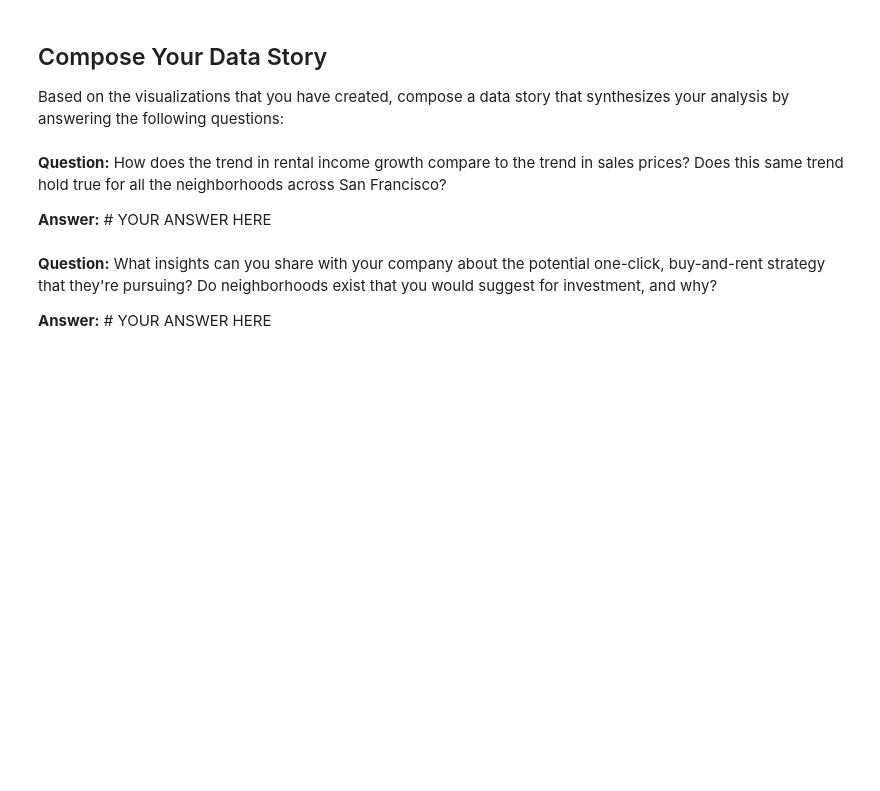
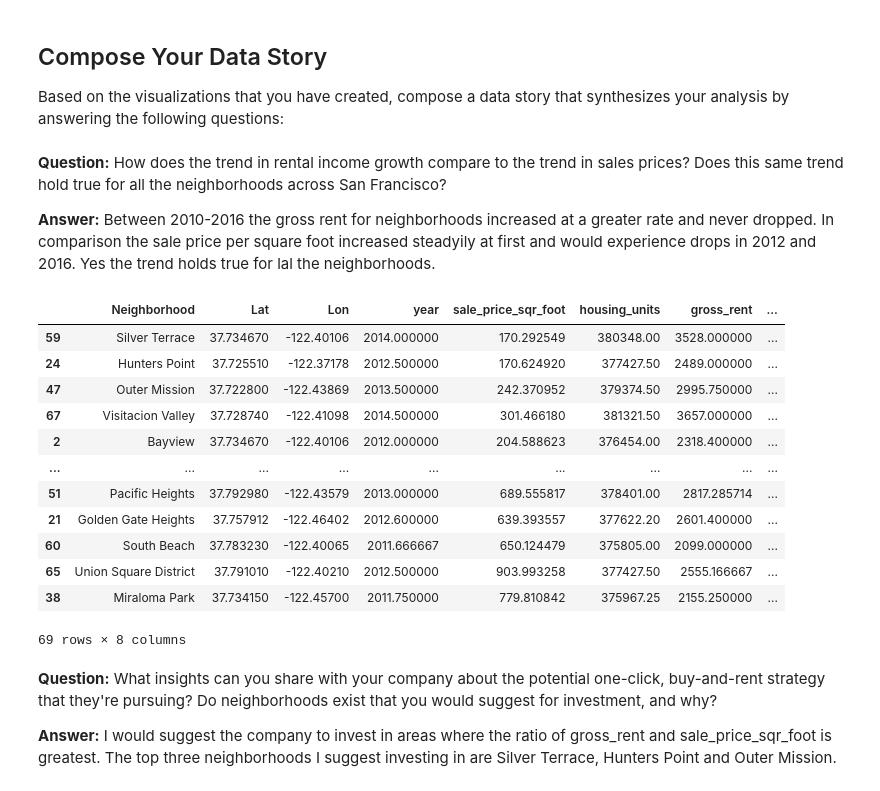
Before and after one commit to dcmar18/SanFranciscoHousing, a Jupyter notebook: san_francisco_housing.ipynb, the cells around one changed output. Drawn from its saved outputs; the diff is of its cells as text; code cells hidden in the pictures; blank space fills up the shorter version.

Commit message:
Answered last questions for Data Story

```diff
--- a/san_francisco_housing.ipynb
+++ b/san_francisco_housing.ipynb
@@ -553,8 +553,25 @@ Based on the visualizations that you have created, compose a data story that syn
 # %% [markdown]
 **Question:**  How does the trend in rental income growth compare to the trend in sales prices? Does this same trend hold true for all the neighborhoods across San Francisco?
 
-**Answer:** # YOUR ANSWER HERE
+**Answer:** Between 2010-2016 the gross rent for neighborhoods increased at a greater rate and never dropped. In comparison the sale price per square foot increased steadyily at first and would experience drops in 2012 and 2016. Yes the trend holds true for lal the neighborhoods.
+# %%
+all_neighborhoods_df['rent_to_sale_price_ratio'] = all_neighborhoods_df['gross_rent']/all_neighborhoods_df['sale_price_sqr_foot']
+all_neighborhoods_df.sort_values(by='rent_to_sale_price_ratio', ascending=False)
+# %% [output]
+|  | Neighborhood | Lat | Lon | year | sale_price_sqr_foot | housing_units | gross_rent | ... |
+| 59 | Silver Terrace | 37.734670 | -122.40106 | 2014.000000 | 170.292549 | 380348.00 | 3528.000000 | ... |
+| 24 | Hunters Point | 37.725510 | -122.37178 | 2012.500000 | 170.624920 | 377427.50 | 2489.000000 | ... |
+| 47 | Outer Mission | 37.722800 | -122.43869 | 2013.500000 | 242.370952 | 379374.50 | 2995.750000 | ... |
+| 67 | Visitacion Valley | 37.728740 | -122.41098 | 2014.500000 | 301.466180 | 381321.50 | 3657.000000 | ... |
+| 2 | Bayview | 37.734670 | -122.40106 | 2012.000000 | 204.588623 | 376454.00 | 2318.400000 | ... |
+| ... | ... | ... | ... | ... | ... | ... | ... | ... |
+| 51 | Pacific Heights | 37.792980 | -122.43579 | 2013.000000 | 689.555817 | 378401.00 | 2817.285714 | ... |
+| 21 | Golden Gate Heights | 37.757912 | -122.46402 | 2012.600000 | 639.393557 | 377622.20 | 2601.400000 | ... |
+| 60 | South Beach | 37.783230 | -122.40065 | 2011.666667 | 650.124479 | 375805.00 | 2099.000000 | ... |
+| 65 | Union Square District | 37.791010 | -122.40210 | 2012.500000 | 903.993258 | 377427.50 | 2555.166667 | ... |
+| 38 | Miraloma Park | 37.734150 | -122.45700 | 2011.750000 | 779.810842 | 375967.25 | 2155.250000 | ... |
+69 rows × 8 columns
 # %% [markdown]
 **Question:** What insights can you share with your company about the potential one-click, buy-and-rent strategy that they're pursuing? Do neighborhoods exist that you would suggest for investment, and why?
 
-**Answer:** # YOUR ANSWER HERE
+**Answer:** I would suggest the company to invest in areas where the ratio of gross_rent and sale_price_sqr_foot is greatest. The top three neighborhoods I suggest investing in are Silver Terrace, Hunters Point and Outer Mission.
```
Also changed, not shown: parts of 1 cell of this notebook.
